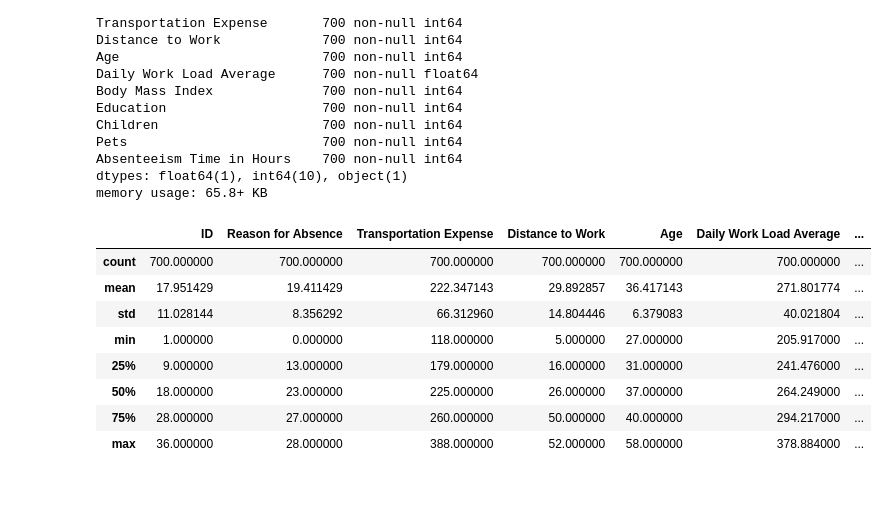
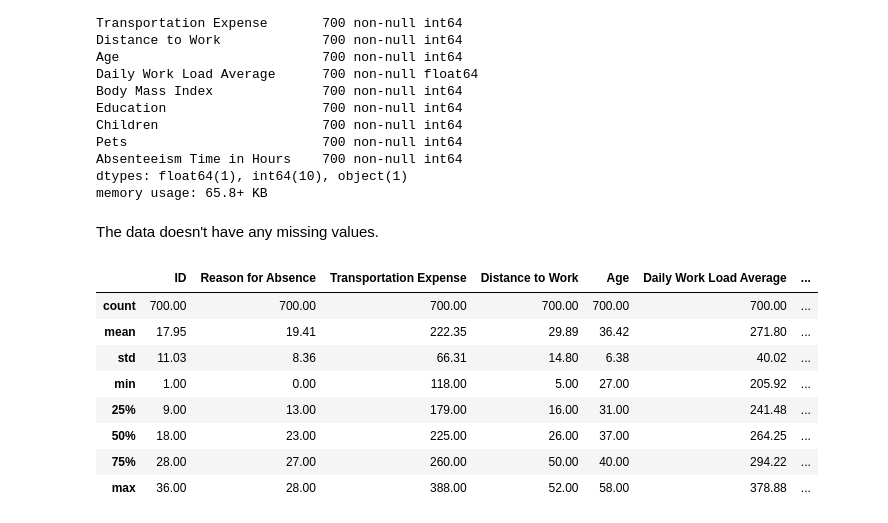
Before and after one commit to fares-ds/Business-Case-Study---Absenteeism, a Jupyter notebook: Case Study - Absenteeism.ipynb, the cells around one changed output. Drawn from its saved outputs; the diff is of its cells as text; code cells hidden in the pictures; blank space fills up the shorter version.

```diff
--- a/Case Study - Absenteeism.ipynb
+++ b/Case Study - Absenteeism.ipynb
@@ -62,16 +68,18 @@ Pets                         700 non-null int64
 Absenteeism Time in Hours    700 non-null int64
 dtypes: float64(1), int64(10), object(1)
 memory usage: 65.8+ KB
+# %% [markdown]
+The data doesn't have any missing values.
 # %%
-pd.set_
+pd.set_option("display.float_format", "{:.2f}".format)
 data.describe()
 # %% [output]
 |  | ID | Reason for Absence | Transportation Expense | Distance to Work | Age | Daily Work Load Average | ... |
-| count | 700.000000 | 700.000000 | 700.000000 | 700.000000 | 700.000000 | 700.000000 | ... |
-| mean | 17.951429 | 19.411429 | 222.347143 | 29.892857 | 36.417143 | 271.801774 | ... |
-| std | 11.028144 | 8.356292 | 66.312960 | 14.804446 | 6.379083 | 40.021804 | ... |
-| min | 1.000000 | 0.000000 | 118.000000 | 5.000000 | 27.000000 | 205.917000 | ... |
-| 25% | 9.000000 | 13.000000 | 179.000000 | 16.000000 | 31.000000 | 241.476000 | ... |
-| 50% | 18.000000 | 23.000000 | 225.000000 | 26.000000 | 37.000000 | 264.249000 | ... |
-| 75% | 28.000000 | 27.000000 | 260.000000 | 50.000000 | 40.000000 | 294.217000 | ... |
-| max | 36.000000 | 28.000000 | 388.000000 | 52.000000 | 58.000000 | 378.884000 | ... |
+| count | 700.00 | 700.00 | 700.00 | 700.00 | 700.00 | 700.00 | ... |
+| mean | 17.95 | 19.41 | 222.35 | 29.89 | 36.42 | 271.80 | ... |
+| std | 11.03 | 8.36 | 66.31 | 14.80 | 6.38 | 40.02 | ... |
+| min | 1.00 | 0.00 | 118.00 | 5.00 | 27.00 | 205.92 | ... |
+| 25% | 9.00 | 13.00 | 179.00 | 16.00 | 31.00 | 241.48 | ... |
+| 50% | 18.00 | 23.00 | 225.00 | 26.00 | 37.00 | 264.25 | ... |
+| 75% | 28.00 | 27.00 | 260.00 | 50.00 | 40.00 | 294.22 | ... |
+| max | 36.00 | 28.00 | 388.00 | 52.00 | 58.00 | 378.88 | ... |
```
Also changed, not shown: parts of 13 cells of this notebook.
